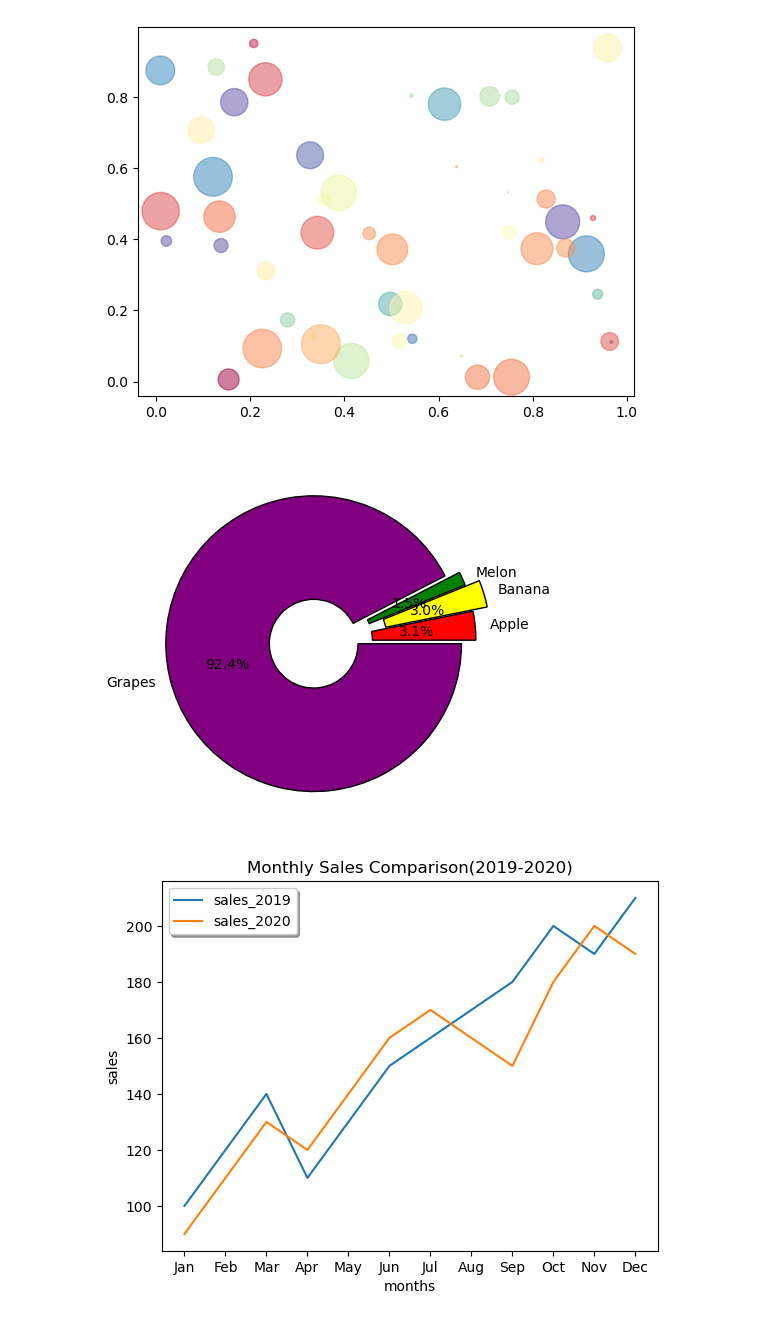
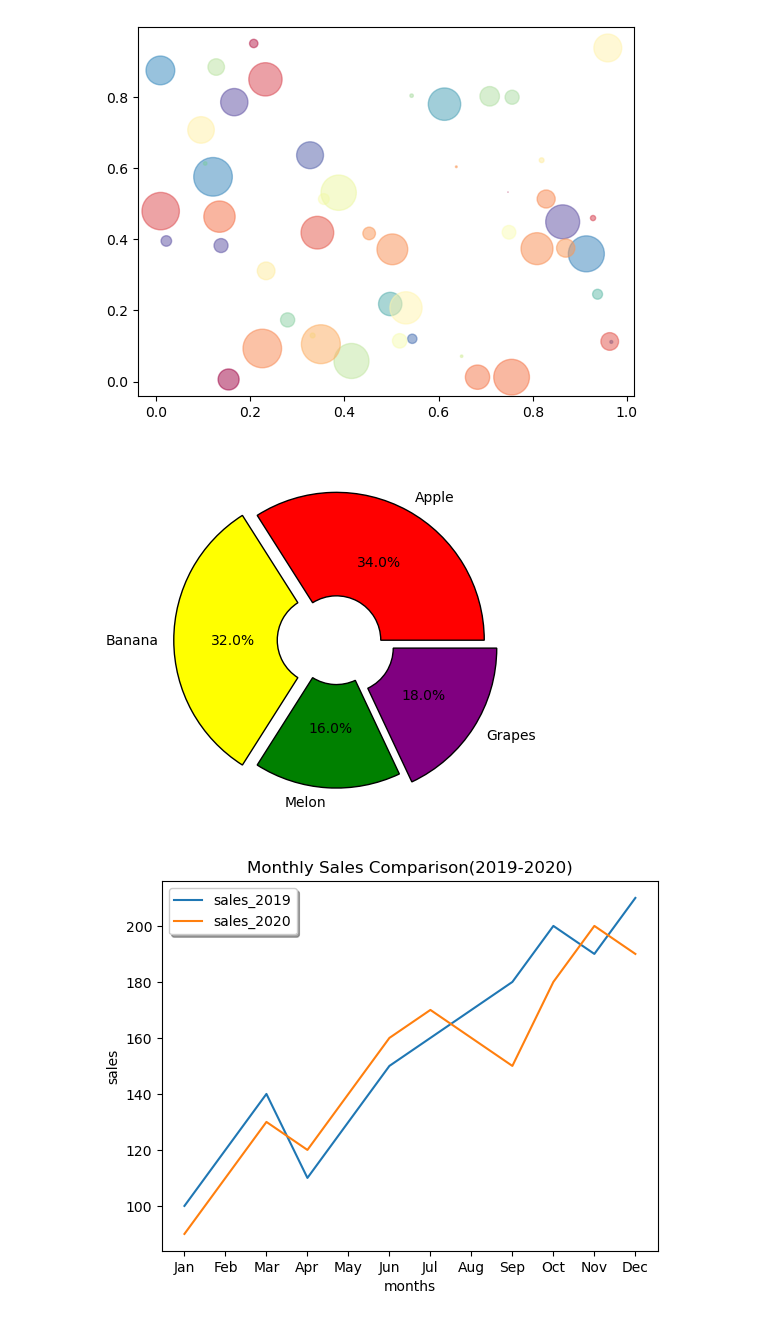
Before and after one commit to qortmdwns/adam, a Jupyter notebook: 0115/first.ipynb, the cells around one changed output. Cells and saved outputs as stored; diff of their text form; code cells hidden in the pictures.

```diff
--- a/0115/first.ipynb
+++ b/0115/first.ipynb
@@ -55,13 +55,13 @@ plt.show()
 # %% [output]
 [figure]
 # %%
-ratio = [34,32,16,1000]
+ratio = [34,32,16,18]
 labels = ["Apple", "Banana", "Melon", "Grapes"]
 wedgeprops = {"width":0.7, "edgecolor":"k", "linewidth": 1}
 plt.pie(ratio,labels=labels,autopct="%.1f%%", explode=[0,0.1,0,0.1], colors=["red","yellow","green","purple"],wedgeprops=wedgeprops)
 plt.show()
 # %% [output]
-[figure, old version]
+[figure, new version]
 # %%
 months = ["Jan", "Feb", "Mar", "Apr", "May", "Jun", "Jul", "Aug", "Sep", "Oct", "Nov" , "Dec"]
 sales_2019 = [100, 120, 140, 110, 130, 150, 160, 170, 180, 200, 190, 210]
```
Also changed, not shown: 11 other files.
